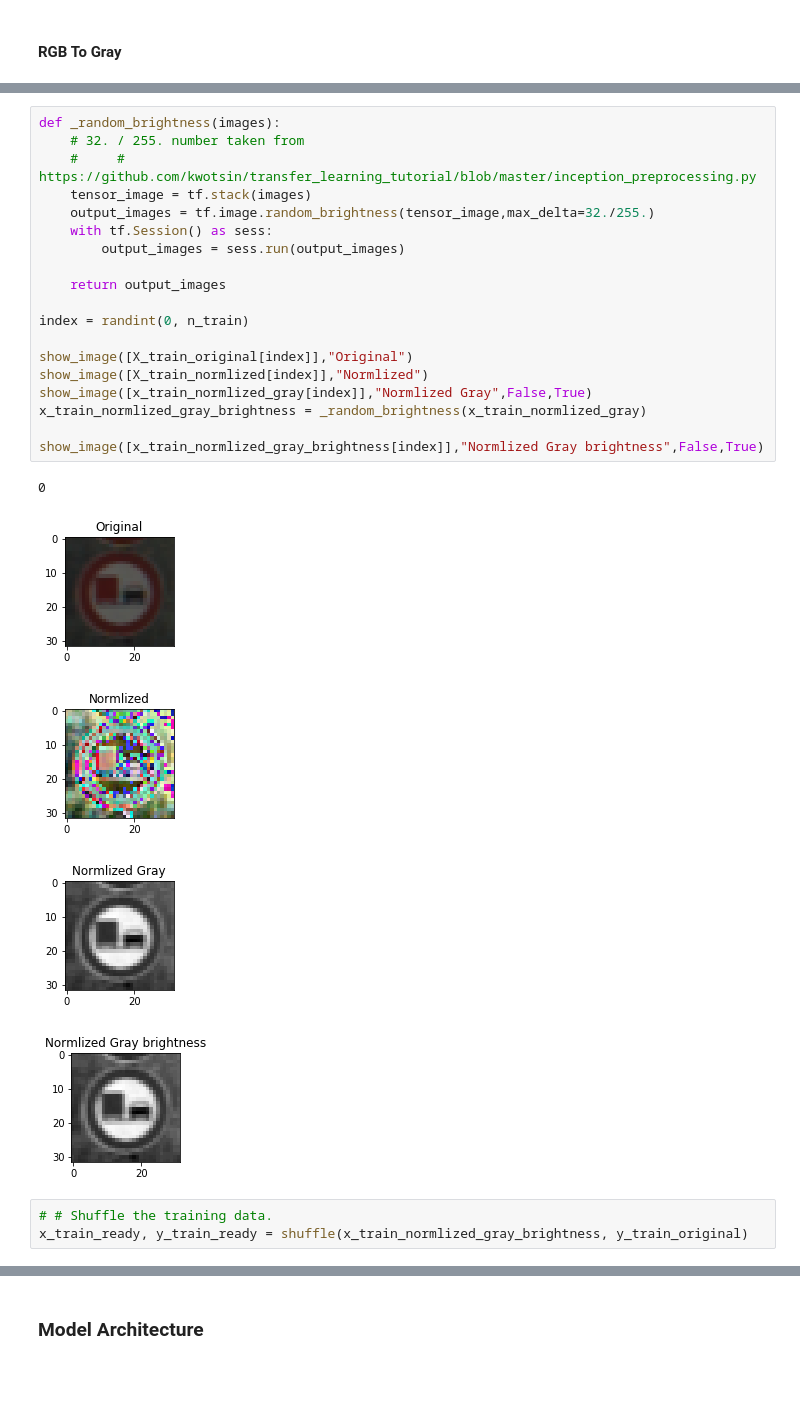
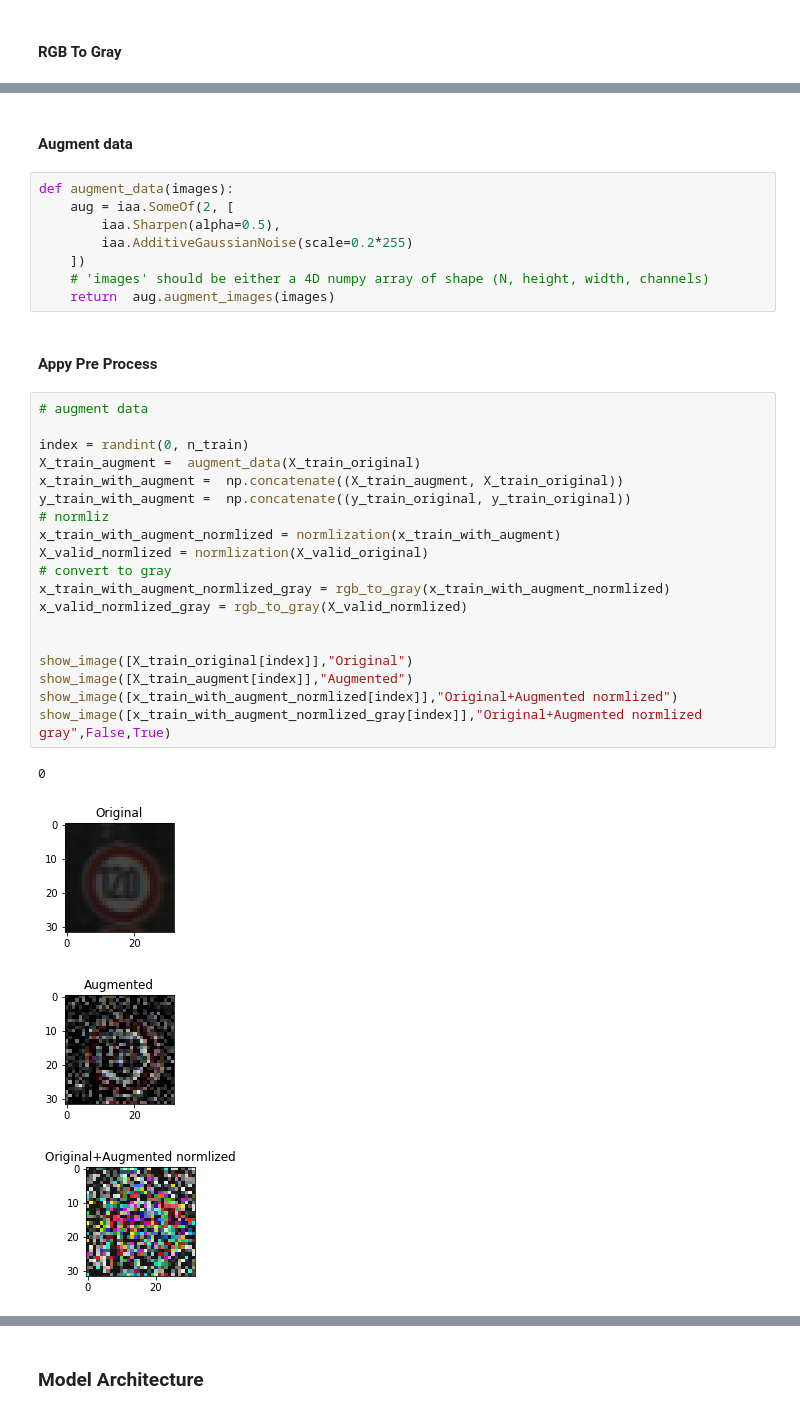
Before and after one commit to malnakli/CarND-Traffic-Sign-Classifier-Project, a Jupyter notebook: Traffic_Sign_Classifier.ipynb, the cells around one changed output, grey strips where cells are left out. Cells and saved outputs as stored; diff of their text form; blank space fills up the shorter version.

Commit message:
first try of augment data implementation

```diff
--- a/Traffic_Sign_Classifier.ipynb
+++ b/Traffic_Sign_Classifier.ipynb
@@ -251,28 +243,36 @@ show_image([x_train_normlized_gray[index]],"Normlized Gray",False,True)
-# %%
-def _random_brightness(images):
-    # 32. / 255. number taken from
-    #     # https://github.com/kwotsin/transfer_learning_tutorial/blob/master/inception_preprocessing.py
-    tensor_image = tf.stack(images)
-    output_images = tf.image.random_brightness(tensor_image,max_delta=32./255.)
-    with tf.Session() as sess:
-        output_images = sess.run(output_images)
-
-    return output_images
-
-index = randint(0, n_train)
-
-show_image([X_train_original[index]],"Original")
-show_image([X_train_normlized[index]],"Normlized")
-show_image([x_train_normlized_gray[index]],"Normlized Gray",False,True)
-x_train_normlized_gray_brightness = _random_brightness(x_train_normlized_gray)
-
-show_image([x_train_normlized_gray_brightness[index]],"Normlized Gray brightness",False,True)
-# %% [output]
-0
-[figure, removed]
-[figure, removed]
-[figure, removed]
-[figure, removed]
-# %%
-# # Shuffle the training data.
-x_train_ready, y_train_ready = shuffle(x_train_normlized_gray_brightness, y_train_original)
+# %% [markdown]
+#### Augment data
+# %%
+def augment_data(images):
+    aug = iaa.SomeOf(2, [
+        iaa.Sharpen(alpha=0.5),
+        iaa.AdditiveGaussianNoise(scale=0.2*255)
+    ])
+    # 'images' should be either a 4D numpy array of shape (N, height, width, channels)
+    return  aug.augment_images(images)
+# %% [markdown]
+#### Appy Pre Process
+# %%
+# augment data
+
+index = randint(0, n_train)
+X_train_augment =  augment_data(X_train_original)
+x_train_with_augment =  np.concatenate((X_train_augment, X_train_original))
+y_train_with_augment =  np.concatenate((y_train_original, y_train_original))
+# normliz
+x_train_with_augment_normlized = normlization(x_train_with_augment)
+X_valid_normlized = normlization(X_valid_original)
+# convert to gray
+x_train_with_augment_normlized_gray = rgb_to_gray(x_train_with_augment_normlized)
+x_valid_normlized_gray = rgb_to_gray(X_valid_normlized)
+
+
+show_image([X_train_original[index]],"Original")
+show_image([X_train_augment[index]],"Augmented")
+show_image([x_train_with_augment_normlized[index]],"Original+Augmented normlized")
+show_image([x_train_with_augment_normlized_gray[index]],"Original+Augmented normlized gray",False,True)
+# %% [output]
+0
+[figure, added]
+[figure, added]
+[figure, added]
```
Also changed, not shown: parts of 9 cells of this notebook.
